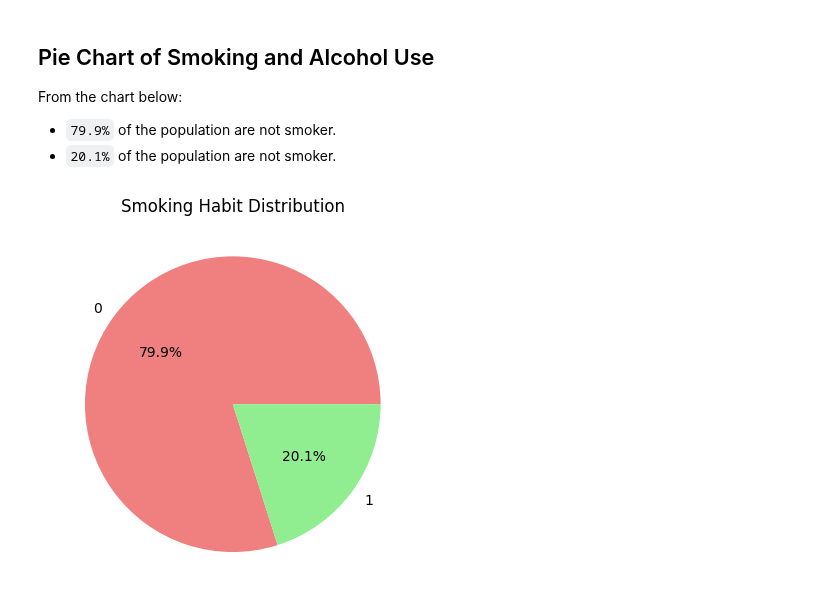
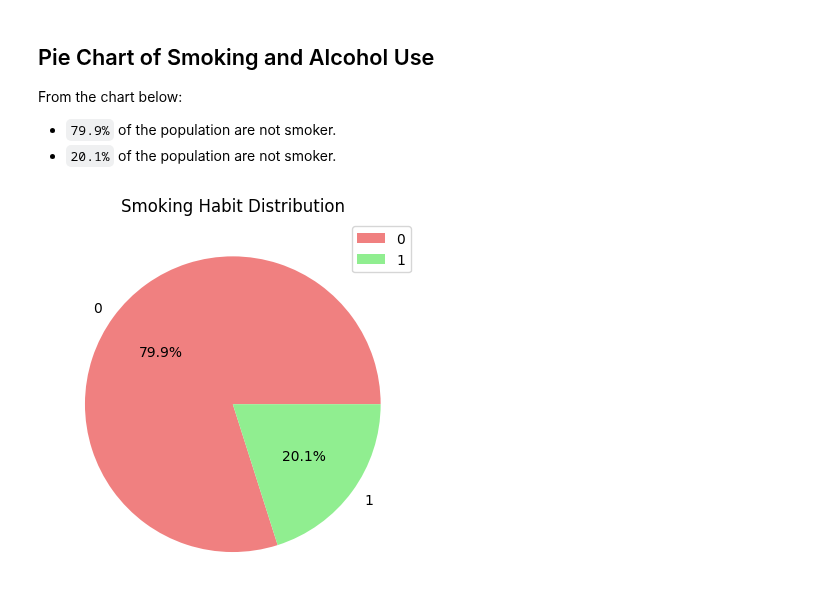
Before and after one commit to fachiny17/machine_learning, a Jupyter notebook: deeptech_program_cohort1/mentorship_session/01_mentorship_assignment_intro_to_data_analytics_and_science.ipynb, the cells around one changed output. Saved outputs shown, nothing was run; the diff lists cells and outputs as text; code cells hidden in the pictures.

```diff
--- a/deeptech_program_cohort1/mentorship_session/01_mentorship_assignment_intro_to_data_analytics_and_science.ipynb
+++ b/deeptech_program_cohort1/mentorship_session/01_mentorship_assignment_intro_to_data_analytics_and_science.ipynb
@@ -115,9 +115,10 @@ From the chart below:
 # %%
 smoke_counts = data['smoker'].value_counts()
 
 plt.pie(smoke_counts,
         labels=smoke_counts.index, autopct='%1.1f%%', colors=['lightcoral', 'lightgreen'])
 plt.title('Smoking Habit Distribution')
+plt.legend()
 plt.show()
 # %% [output]
-[figure, old version]
+[figure, new version]
```
